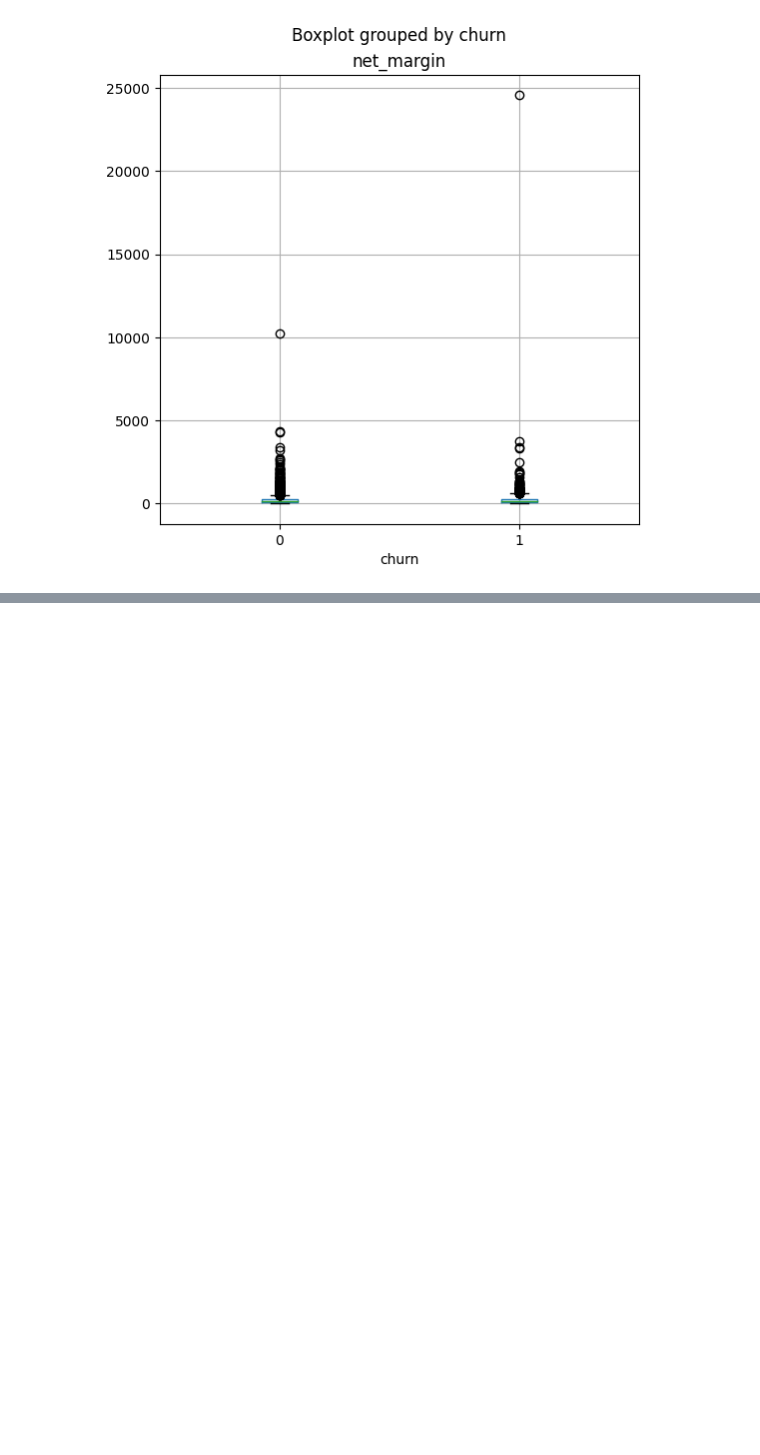
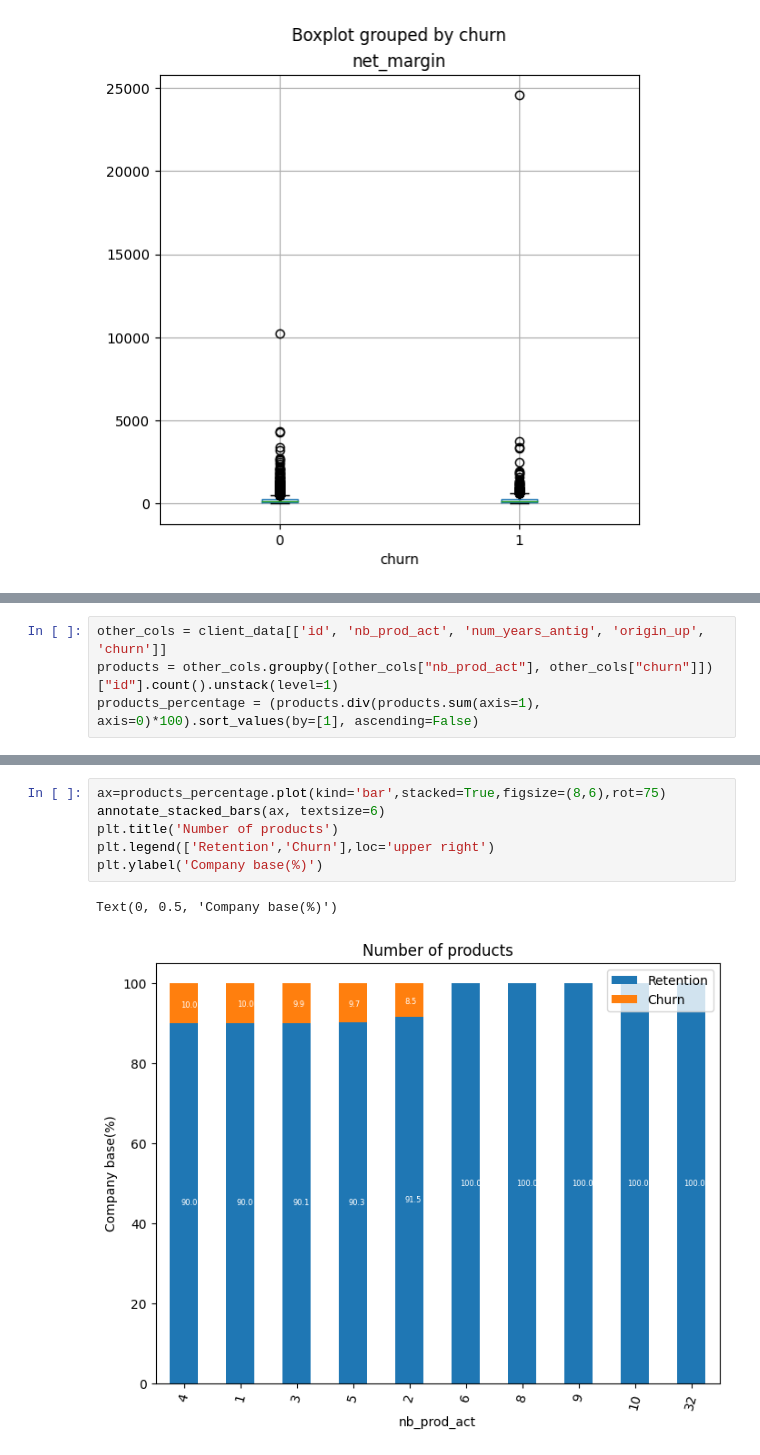
Before and after one commit to konyeinmg/BCG_virtual_intern, a Jupyter notebook: analysis.ipynb, the cells around one changed output, grey strips where cells are left out. Cells and saved outputs as stored; diff of their text form; blank space fills up the shorter version.

```diff
--- a/analysis.ipynb
+++ b/analysis.ipynb
@@ -354,0 +359,4 @@ power = client_df[["id", "pow_max", "churn"]]
+# %%
+other_cols = client_data[['id', 'nb_prod_act', 'num_years_antig', 'origin_up', 'churn']]
+products = other_cols.groupby([other_cols["nb_prod_act"], other_cols["churn"]])["id"].count().unstack(level=1)
+products_percentage = (products.div(products.sum(axis=1), axis=0)*100).sort_values(by=[1], ascending=False)
@@ -354,0 +378,9 @@ power = client_df[["id", "pow_max", "churn"]]
+# %%
+ax=products_percentage.plot(kind='bar',stacked=True,figsize=(8,6),rot=75)
+annotate_stacked_bars(ax, textsize=6)
+plt.title('Number of products')
+plt.legend(['Retention','Churn'],loc='upper right')
+plt.ylabel('Company base(%)')
+# %% [output]
+Text(0, 0.5, 'Company base(%)')
+[figure, added]
```
Also changed, not shown: parts of 6 cells of this notebook.
